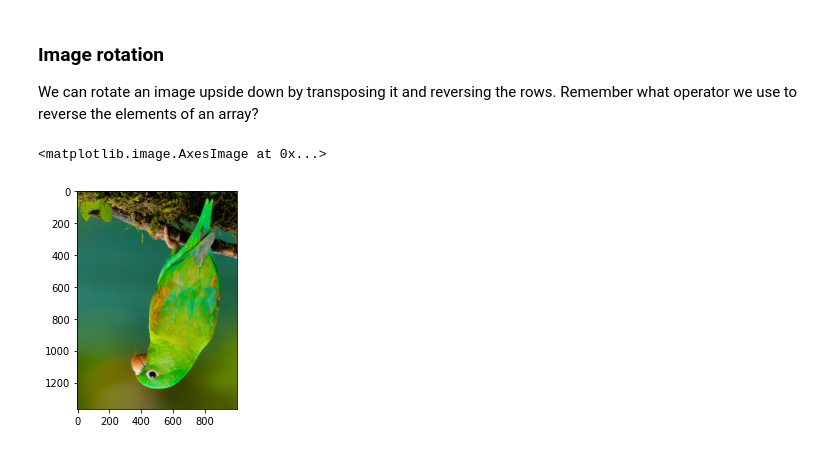
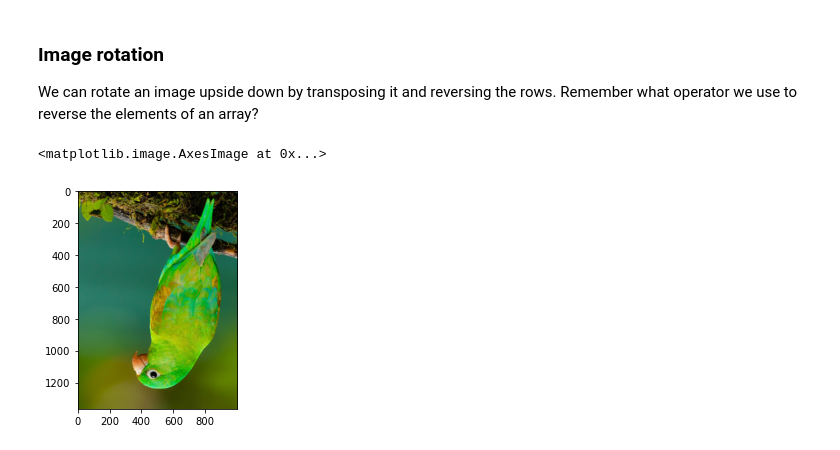
Before and after one commit to gungui98/python-datascience-course, a Jupyter notebook: week_ (3)/2. NumPy exercises.ipynb, the cells around one changed output. Cells and saved outputs as stored; diff of their text form; code cells hidden in the pictures.

```diff
--- a/week_ (3)/2. NumPy exercises.ipynb
+++ b/week_ (3)/2. NumPy exercises.ipynb
@@ -385,9 +398,9 @@ plt.show()
 # %% [markdown]
 ### Image rotation
 We can rotate an image upside down by transposing it and reversing the rows. Remember what operator we use to reverse the elements of an array?
-# %%
-# your code goes here
-plt.imshow(flip_image)
-# %% [output]
-<matplotlib.image.AxesImage at 0x...>
-[figure, removed]
+# %%
+flip_image = np.flip(image, axis = 0)
+plt.imshow(flip_image)
+# %% [output]
+<matplotlib.image.AxesImage at 0x...>
+[figure, added]
```
Also changed, not shown: parts of 7 cells of this notebook.
